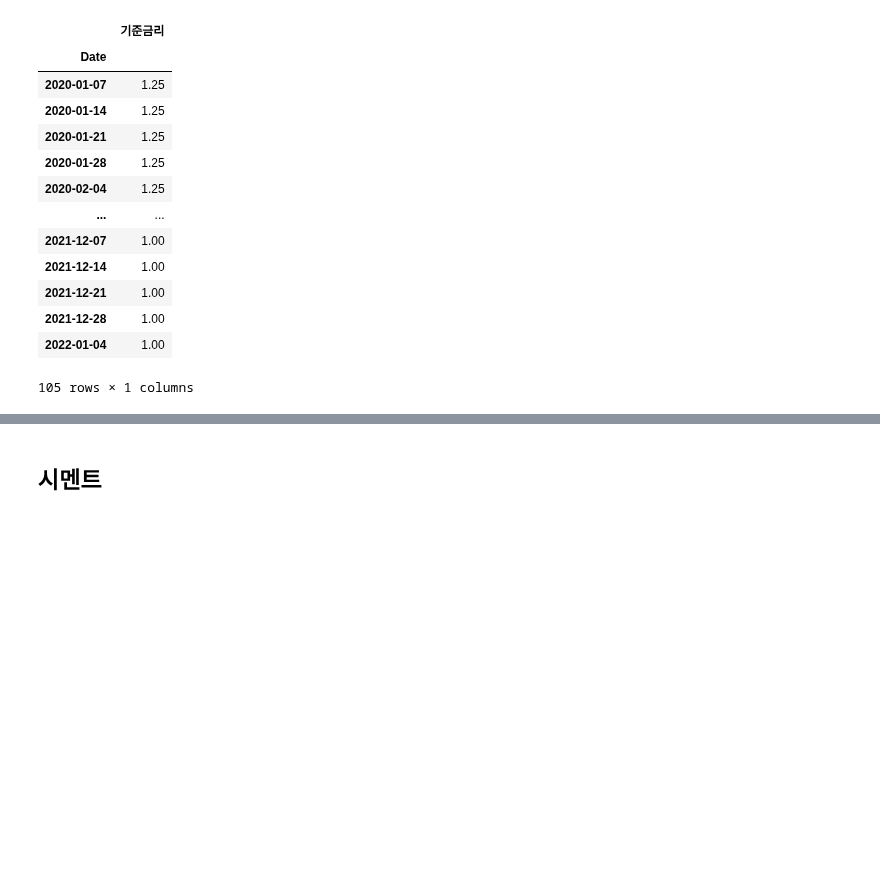
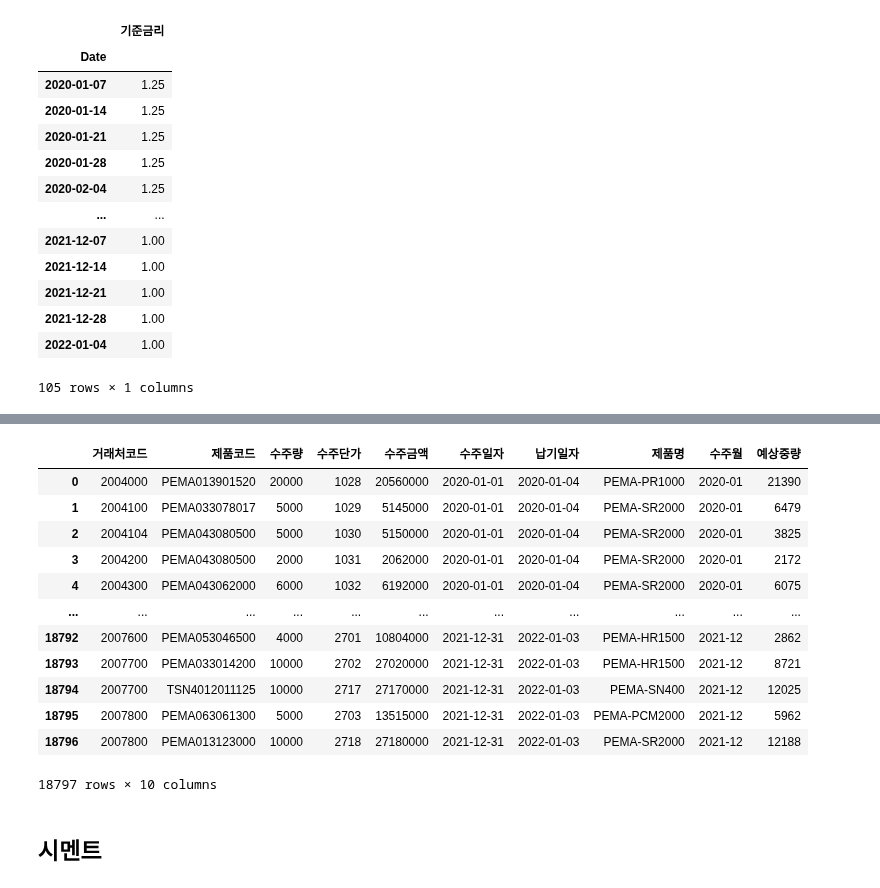
Before and after one commit to Toddbear20/Toddbear20, a Jupyter notebook: 3rd_project/수요예측 데이터셋 생성_창훈_1124.ipynb, the cells around one changed output, grey strips where cells are left out. Drawn from its saved outputs; the diff is of its cells as text; code cells hidden in the pictures; blank space fills up the shorter version.

```diff
--- a/3rd_project/수요예측 데이터셋 생성_창훈.ipynb
+++ b/3rd_project/수요예측 데이터셋 생성_창훈_1124.ipynb
@@ -291,3 +369,19 @@ dataset_detail_week
+# %%
+data20_21
+# %% [output]
+|  | 거래처코드 | 제품코드 | 수주량 | 수주단가 | 수주금액 | 수주일자 | 납기일자 | 제품명 | 수주월 | 예상중량 |
+| 0 | 2004000 | PEMA013901520 | 20000 | 1028 | 20560000 | 2020-01-01 | 2020-01-04 | PEMA-PR1000 | 2020-01 | 21390 |
+| 1 | 2004100 | PEMA033078017 | 5000 | 1029 | 5145000 | 2020-01-01 | 2020-01-04 | PEMA-SR2000 | 2020-01 | 6479 |
+| 2 | 2004104 | PEMA043080500 | 5000 | 1030 | 5150000 | 2020-01-01 | 2020-01-04 | PEMA-SR2000 | 2020-01 | 3825 |
+| 3 | 2004200 | PEMA043080500 | 2000 | 1031 | 2062000 | 2020-01-01 | 2020-01-04 | PEMA-SR2000 | 2020-01 | 2172 |
+| 4 | 2004300 | PEMA043062000 | 6000 | 1032 | 6192000 | 2020-01-01 | 2020-01-04 | PEMA-SR2000 | 2020-01 | 6075 |
+| ... | ... | ... | ... | ... | ... | ... | ... | ... | ... | ... |
+| 18792 | 2007600 | PEMA053046500 | 4000 | 2701 | 10804000 | 2021-12-31 | 2022-01-03 | PEMA-HR1500 | 2021-12 | 2862 |
+| 18793 | 2007700 | PEMA033014200 | 10000 | 2702 | 27020000 | 2021-12-31 | 2022-01-03 | PEMA-HR1500 | 2021-12 | 8721 |
+| 18794 | 2007700 | TSN4012011125 | 10000 | 2717 | 27170000 | 2021-12-31 | 2022-01-03 | PEMA-SN400 | 2021-12 | 12025 |
+| 18795 | 2007800 | PEMA063061300 | 5000 | 2703 | 13515000 | 2021-12-31 | 2022-01-03 | PEMA-PCM2000 | 2021-12 | 5962 |
+| 18796 | 2007800 | PEMA013123000 | 10000 | 2718 | 27180000 | 2021-12-31 | 2022-01-03 | PEMA-SR2000 | 2021-12 | 12188 |
+18797 rows × 10 columns
 # %% [markdown]
 ## 시멘트
 # %%
```
Also changed, not shown: parts of 30 cells of this notebook, 1 other file.
